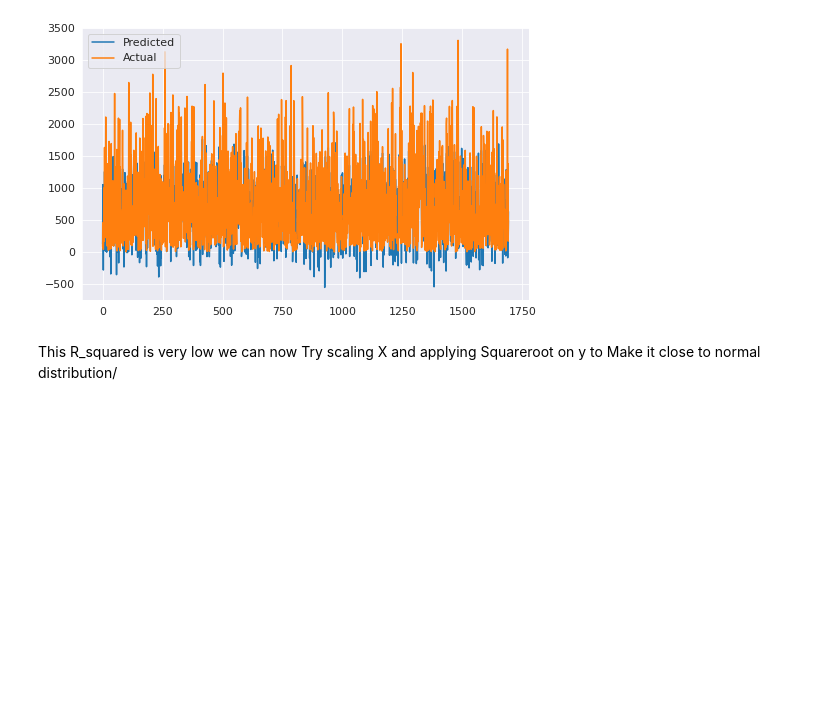
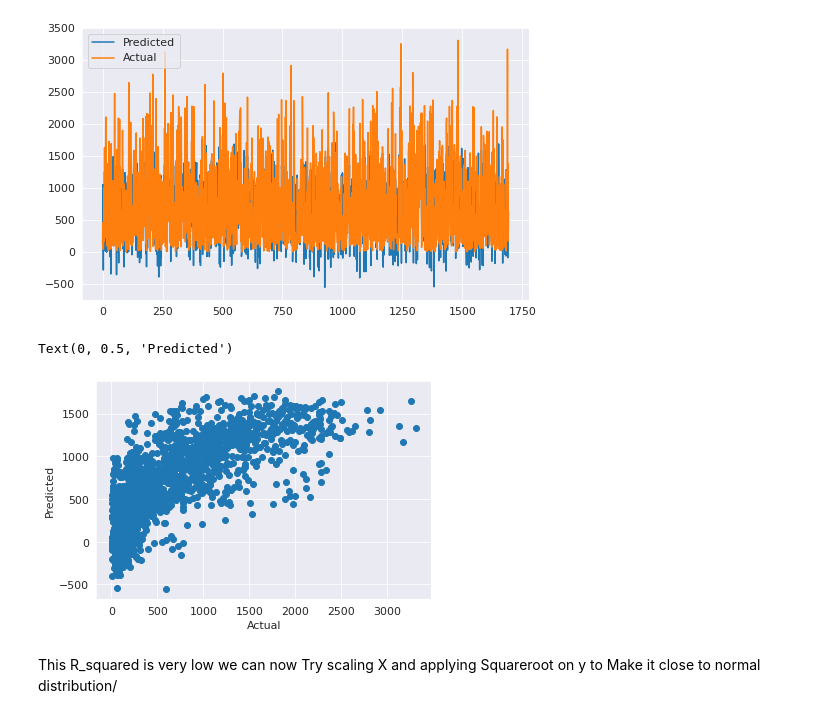
Before and after one commit to Dayanand07/Bike-Sharing-Demand-Prediction, a Jupyter notebook: Dayanand_Bike_Sharing_Demand_Prediction_Capstone_Project.ipynb, the cells around one changed output. Saved outputs shown, nothing was run; the diff lists cells and outputs as text; code cells hidden in the pictures; blank space fills up the shorter version.

```diff
--- a/Dayanand_Bike_Sharing_Demand_Prediction_Capstone_Project.ipynb
+++ b/Dayanand_Bike_Sharing_Demand_Prediction_Capstone_Project.ipynb
@@ -561,6 +535,13 @@ plt.legend(["Predicted","Actual"])
 plt.show()
 # %% [output]
 [figure]
+# %%
+plt.scatter(y_test, y_pred)
+plt.xlabel('Actual')
+plt.ylabel('Predicted')
+# %% [output]
+Text(0, 0.5, 'Predicted')
+[figure, added]
 # %% [markdown]
 This R_squared is very low we can now Try scaling X and applying Squareroot on y to Make it close to normal distribution/
 # %%
```
Also changed, not shown: parts of 20 cells of this notebook.
